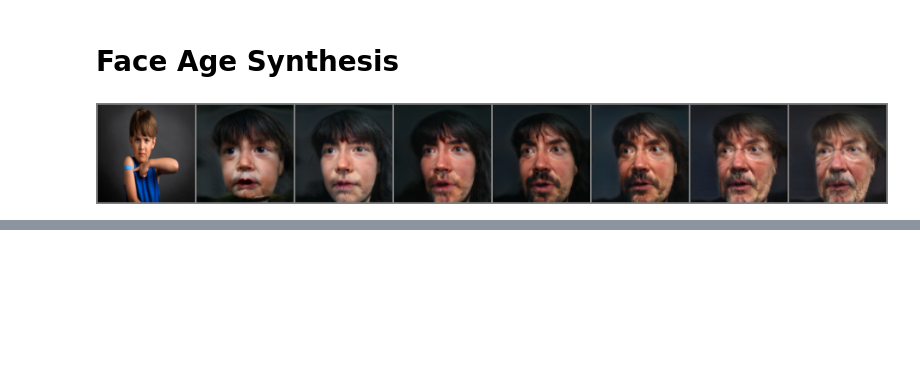
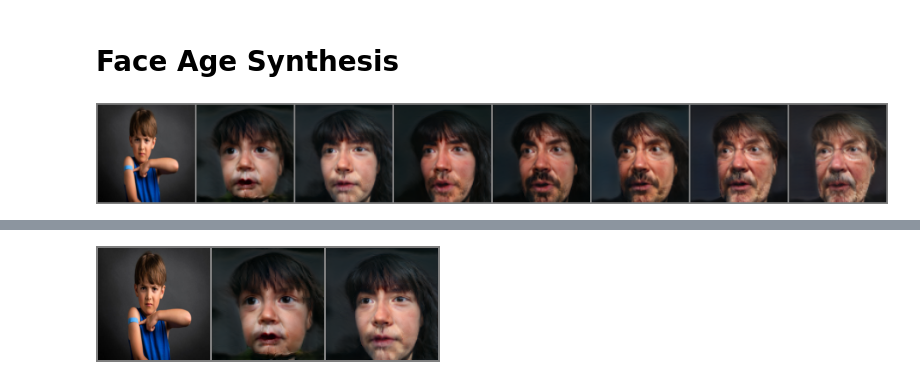
Before and after one commit to Lalithnise/Certificates, a Jupyter notebook: python_package/notebook/example.ipynb, the cells around one changed output, grey strips where cells are left out. Saved outputs shown, nothing was run; the diff lists cells and outputs as text; code cells hidden in the pictures; blank space fills up the shorter version.

```diff
--- a/python_package/notebook/example.ipynb
+++ b/python_package/notebook/example.ipynb
@@ -161,0 +154,14 @@ drwxr-xr-x 2 root root  20K Sep 22 07:54 data
+# %%
+bs = images.size(0)
+
+# pick only group 0 (child) and group 1 (teen)
+target_labels = torch.tensor([0, 1]).long().cuda()
+
+repeat_images = images.repeat(len(target_labels), 1, 1, 1)
+outputs = mtlface.aging(repeat_images, target_labels)
+
+# stack: original + selected bins
+selected_imgs = torch.cat([images, outputs], dim=0)
+to_pil_image(make_grid(selected_imgs, nrow=3) * 0.5 + 0.5)
+# %% [output]
+[figure, added]
```
Also changed, not shown: parts of 12 cells of this notebook.
